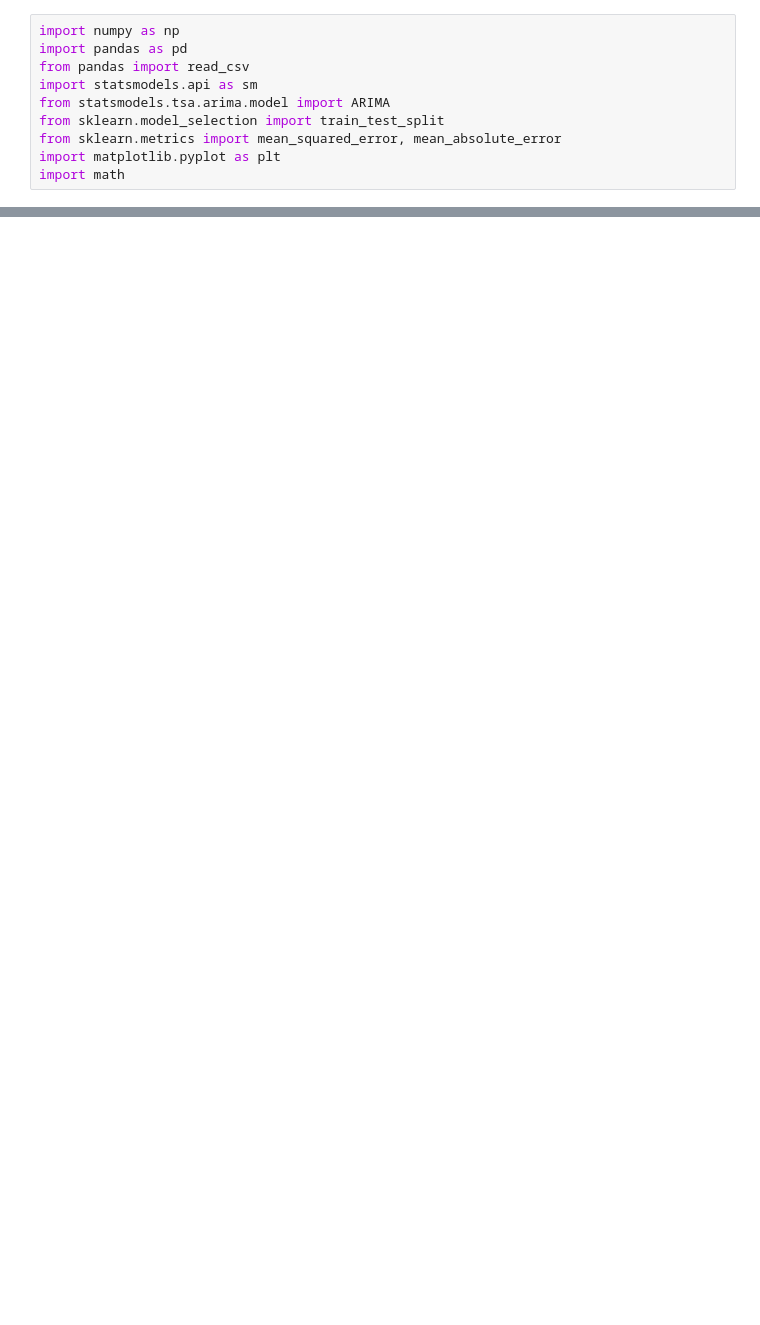
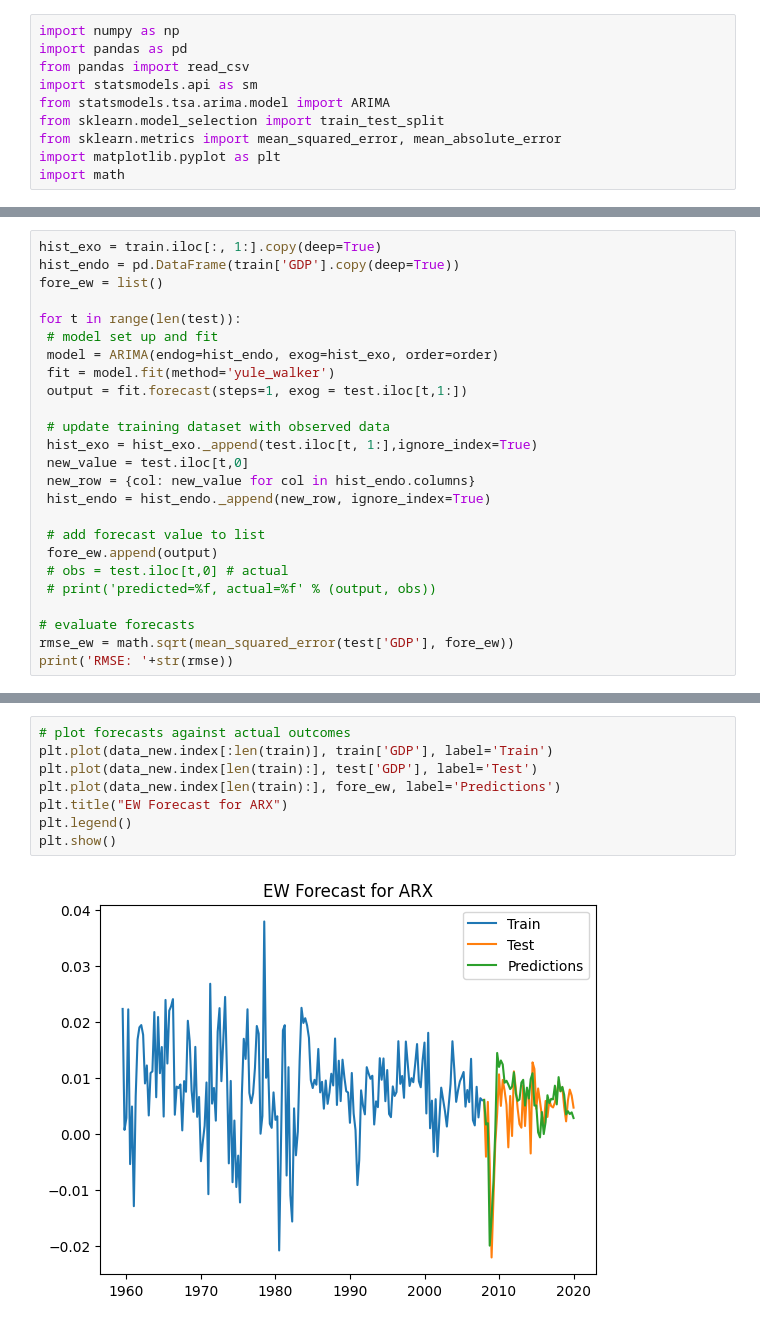
Before and after one commit to qh007/FYP, a Jupyter notebook: ARX.ipynb, the cells around one changed output, grey strips where cells are left out. Saved outputs shown, nothing was run; the diff lists cells and outputs as text; blank space fills up the shorter version.

```diff
--- a/ARX.ipynb
+++ b/ARX.ipynb
@@ -69,0 +100,25 @@ plt.show()
+# %%
+hist_exo = train.iloc[:, 1:].copy(deep=True)
+hist_endo = pd.DataFrame(train['GDP'].copy(deep=True))
+fore_ew = list()
+
+for t in range(len(test)):
+ # model set up and fit
+ model = ARIMA(endog=hist_endo, exog=hist_exo, order=order)
+ fit = model.fit(method='yule_walker')
+ output = fit.forecast(steps=1, exog = test.iloc[t,1:])
+
+ # update training dataset with observed data
+ hist_exo = hist_exo._append(test.iloc[t, 1:],ignore_index=True)
+ new_value = test.iloc[t,0]
+ new_row = {col: new_value for col in hist_endo.columns}
+ hist_endo = hist_endo._append(new_row, ignore_index=True)
+
+ # add forecast value to list
+ fore_ew.append(output)
+ # obs = test.iloc[t,0] # actual
+ # print('predicted=%f, actual=%f' % (output, obs))
+
+# evaluate forecasts
+rmse_ew = math.sqrt(mean_squared_error(test['GDP'], fore_ew))
+print('RMSE: '+str(rmse))
@@ -69,0 +135,10 @@ plt.show()
+# %%
+# plot forecasts against actual outcomes
+plt.plot(data_new.index[:len(train)], train['GDP'], label='Train')
+plt.plot(data_new.index[len(train):], test['GDP'], label='Test')
+plt.plot(data_new.index[len(train):], fore_ew, label='Predictions')
+plt.title("EW Forecast for ARX")
+plt.legend()
+plt.show()
+# %% [output]
+[figure, added]
```
Also changed, not shown: parts of 17 cells of this notebook, 5 other files.
